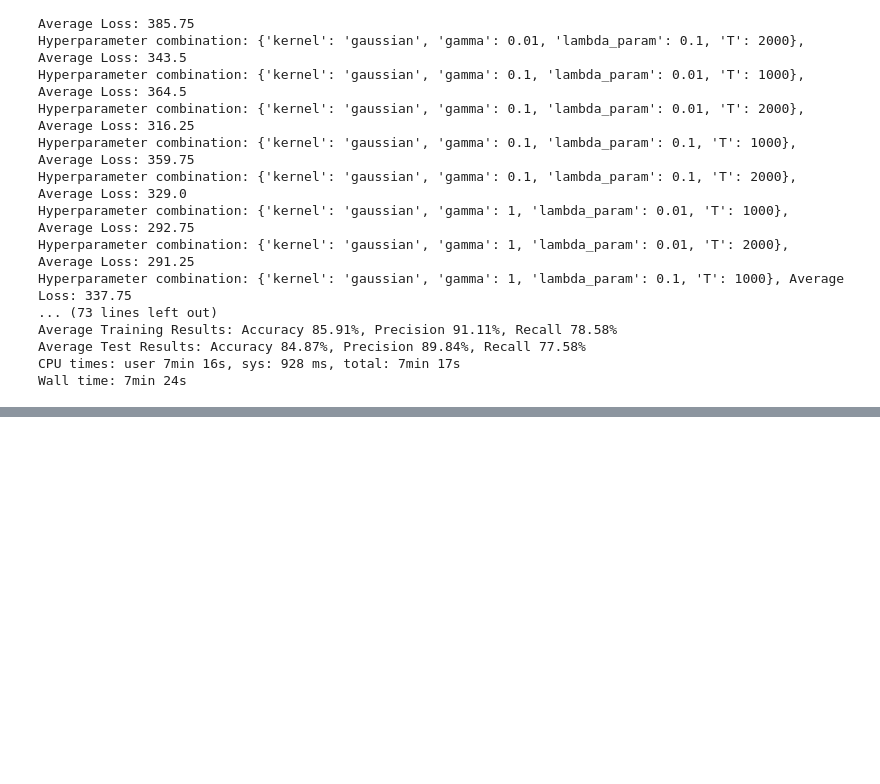
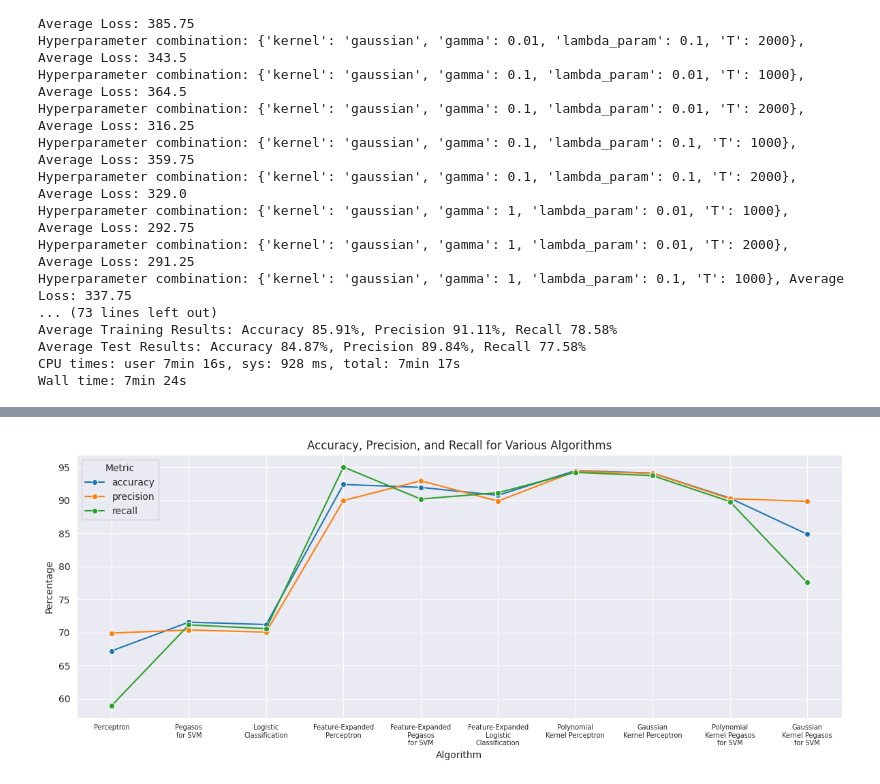
Before and after one commit to tabaraei/Kernelized-Linear-Classification, a Jupyter notebook: Kernelized_Linear_Classification.ipynb, the cells around one changed output, grey strips where cells are left out. Cells and saved outputs as stored; diff of their text form; code cells hidden in the pictures; blank space fills up the shorter version.

Commit message:
added "results" section to showcase the performance and runtime

```diff
--- a/Kernelized_Linear_Classification.ipynb
+++ b/Kernelized_Linear_Classification.ipynb
@@ -1042,0 +1046,21 @@ Wall time: 7min 24s
+# %%
+performance_data = [
+    {'algorithm': 'Perceptron', 'accuracy': 67.23, 'precision': 69.92, 'recall': 58.95, 'runtime': '00:05:10'},
+    {'algorithm': 'Pegasos\nfor SVM', 'accuracy': 71.57, 'precision': 70.39, 'recall': 71.16, 'runtime': '00:00:17'},
+    {'algorithm': 'Logistic\nClassification', 'accuracy': 71.21, 'precision': 70.07, 'recall': 70.59, 'runtime': '00:00:17'},
+    {'algorithm': 'Feature-Expanded\nPerceptron', 'accuracy': 92.38, 'precision': 89.95, 'recall': 95.02, 'runtime': '00:03:45'},
+    {'algorithm': 'Feature-Expanded\nPegasos\nfor SVM', 'accuracy': 91.94, 'precision': 92.94, 'recall': 90.18, 'runtime': '00:00:20'},
+    {'algorithm': 'Feature-Expanded\nLogistic\nClassification', 'accuracy': 90.74, 'precision': 89.87, 'recall': 91.13, 'runtime': '00:00:20'},
+    {'algorithm': 'Polynomial\nKernel Perceptron', 'accuracy': 94.46, 'precision': 94.36, 'recall': 94.20, 'runtime': '02:02:10'},
+    {'algorithm': 'Gaussian\nKernel Perceptron', 'accuracy': 94.10, 'precision': 94.07, 'recall': 93.72, 'runtime': '09:16:31'},
+    {'algorithm': 'Polynomial\nKernel Pegasos\nfor SVM', 'accuracy': 90.32, 'precision': 90.22, 'recall': 89.80, 'runtime': '00:02:51'},
+    {'algorithm': 'Gaussian\nKernel Pegasos\nfor SVM', 'accuracy': 84.87, 'precision': 89.84, 'recall': 77.58, 'runtime': '00:07:24'}
+]
+
+for data in performance_data:
+    h, m, s = data['runtime'].split(':')
+    seconds = int(datetime.timedelta(hours=int(h),minutes=int(m),seconds=int(s)).total_seconds())
+    data['runtime'] = seconds
+
+df_performance = pd.DataFrame(performance_data)
+df_performance
@@ -1042,0 +1079,15 @@ Wall time: 7min 24s
+# %%
+df_melted = df_performance.melt(
+    id_vars=['algorithm'], value_vars=['accuracy', 'precision', 'recall'],
+    var_name='Metric', value_name='Percentage'
+)
+
+plt.figure(figsize=(12, 5))
+sns.lineplot(data=df_melted, x='algorithm', y='Percentage', hue='Metric', marker='o')
+plt.title('Accuracy, Precision, and Recall for Various Algorithms')
+plt.ylabel('Percentage')
+plt.xlabel('Algorithm')
+plt.xticks(fontsize=7)
+plt.tight_layout()
+# %% [output]
+[figure, added]
```
Also changed, not shown: parts of 4 cells of this notebook.
